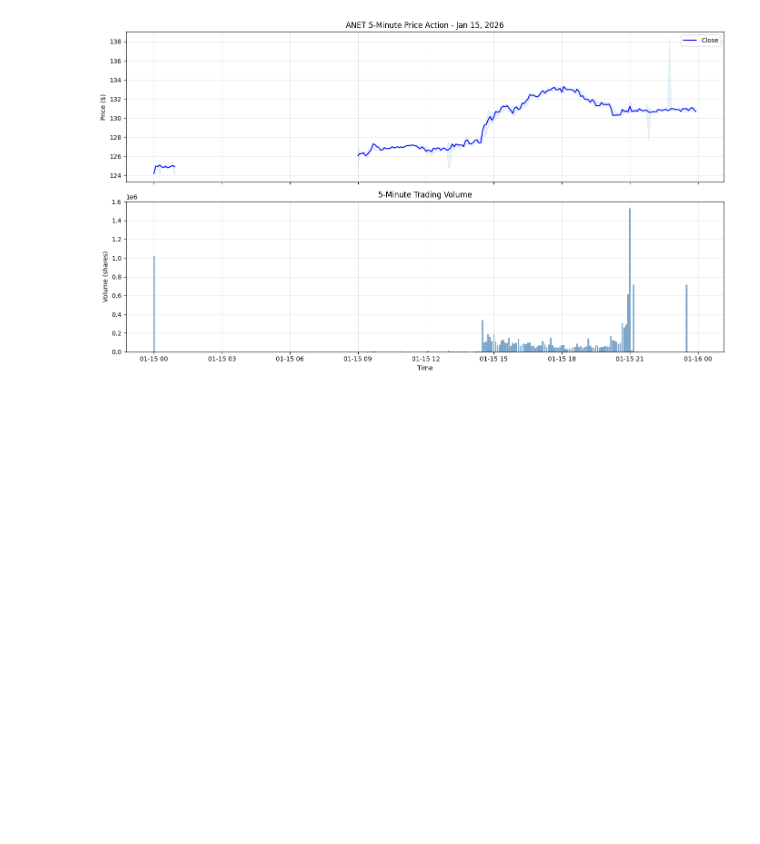
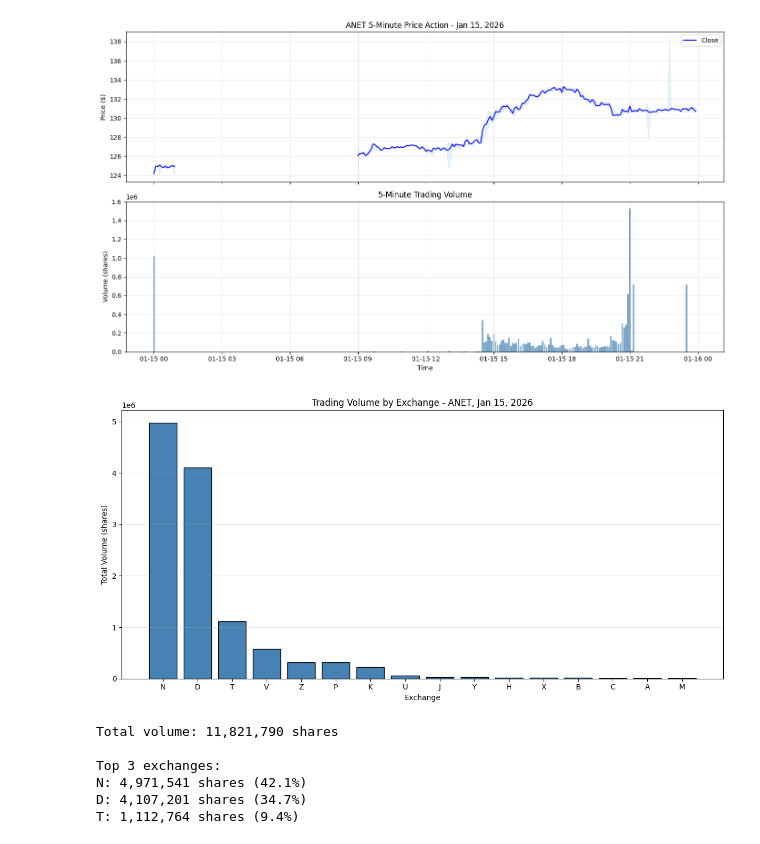
Before and after one commit to nucleartoby/Execution-CNN, a Jupyter notebook: test.ipynb, the cells around one changed output. Saved outputs shown, nothing was run; the diff lists cells and outputs as text; code cells hidden in the pictures; blank space fills up the shorter version.

Commit message:
Export data to better understand values and add new plot for diff exchange.

```diff
--- a/test.ipynb
+++ b/test.ipynb
@@ -67,3 +70,31 @@ plt.tight_layout()
 plt.show()
 # %% [output]
 [figure]
+# %%
+df = pd.read_csv('anet_exec_data.csv', parse_dates=['timestamp'], index_col=['symbol', 'timestamp'])
+df_reset = df.reset_index(level='symbol', drop=True)
+
+exchange_volume = df_reset.groupby('exchange')['size'].sum().sort_values(ascending=False)
+
+plt.figure(figsize=(12, 6))
+plt.bar(exchange_volume.index, exchange_volume.values, color='steelblue', edgecolor='black')
+plt.xlabel('Exchange')
+plt.ylabel('Total Volume (shares)')
+plt.title('Trading Volume by Exchange - ANET, Jan 15, 2026')
+plt.grid(True, alpha=0.3, axis='y')
+plt.tight_layout()
+plt.show()
+
+print(f"Total volume: {exchange_volume.sum():,.0f} shares")
+print(f"\nTop 3 exchanges:") # N-NYSE, D-FINRA ADF, T-Nasdaq TRF, V-IEX
+for exchange, volume in exchange_volume.head(3).items():
+    pct = (volume / exchange_volume.sum() * 100)
+    print(f"{exchange}: {volume:,.0f} shares ({pct:.1f}%)")
+# %% [output]
+[figure, added]
+Total volume: 11,821,790 shares
+
+Top 3 exchanges:
+N: 4,971,541 shares (42.1%)
+D: 4,107,201 shares (34.7%)
+T: 1,112,764 shares (9.4%)
```
Also changed, not shown: parts of 3 cells of this notebook.
